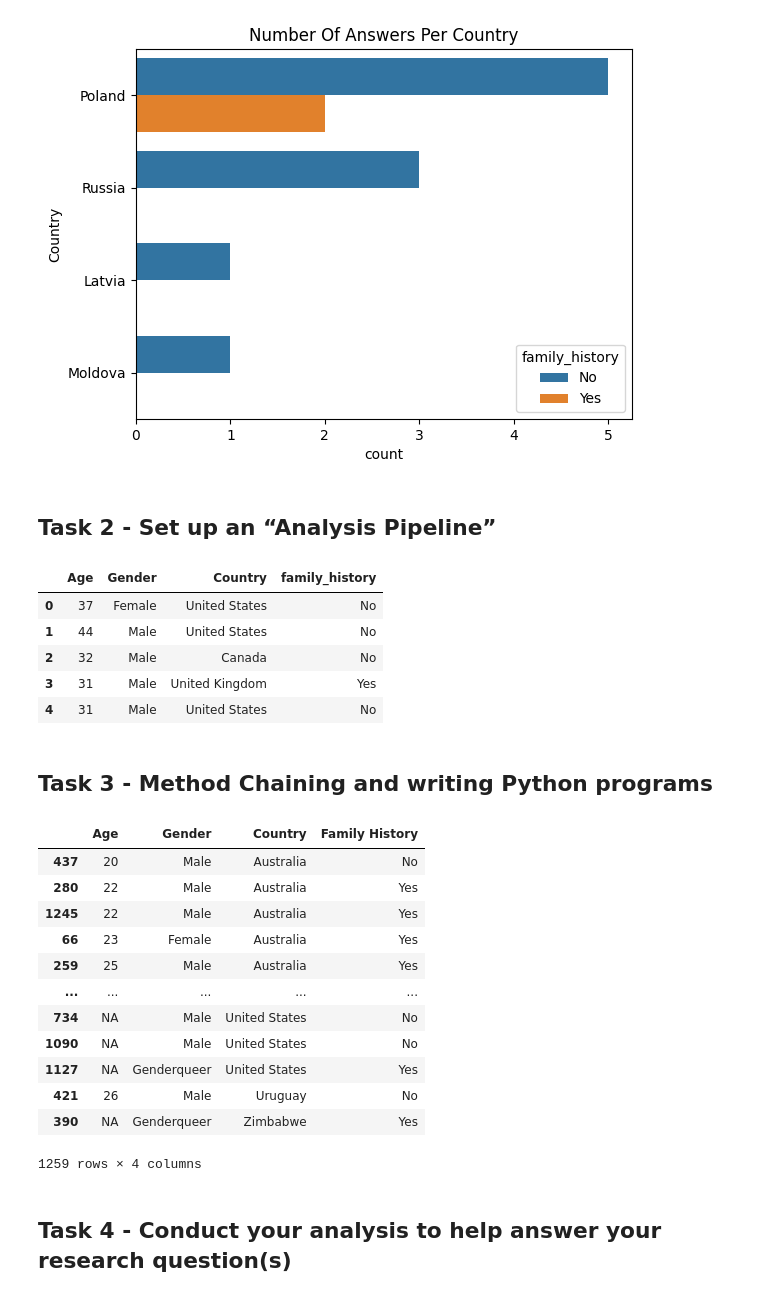
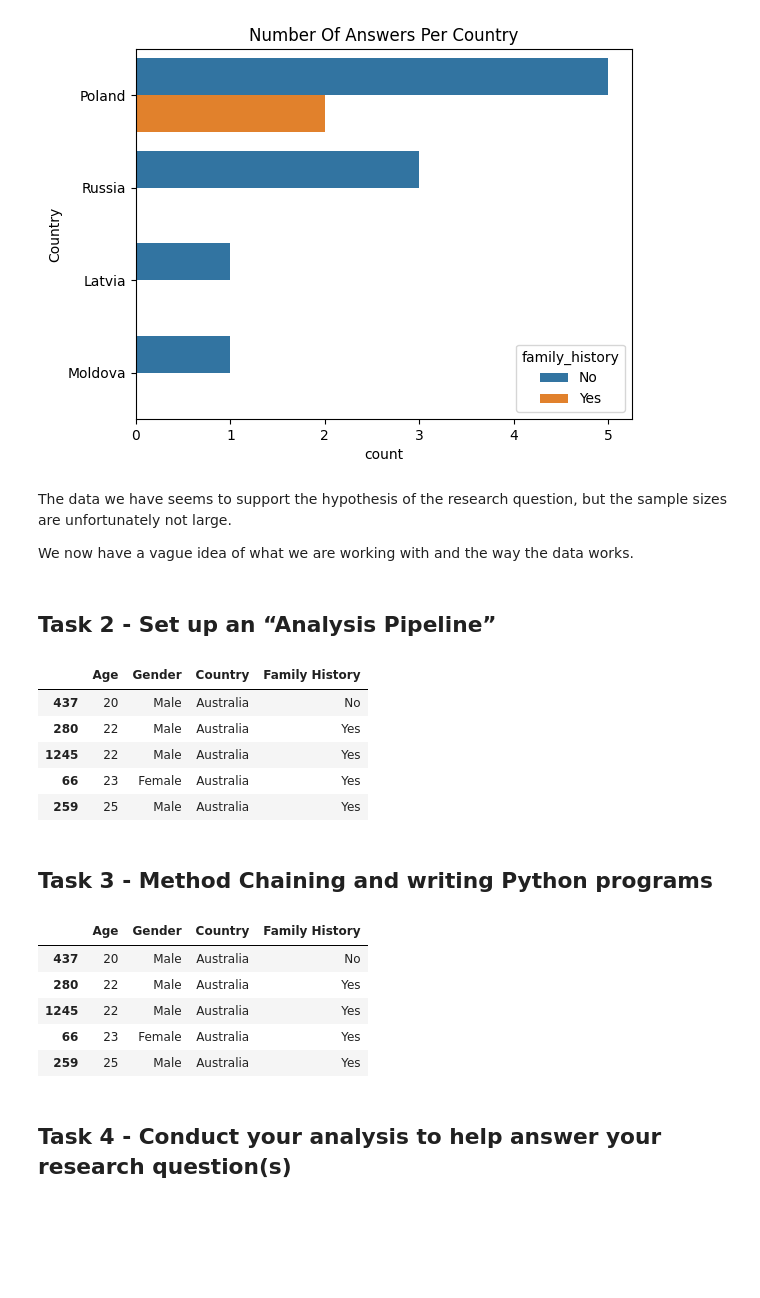
Before and after one commit to ubco-W2022T1-cosc301/project-group06, a Jupyter notebook: notebooks/analysis2.ipynb, the cells around one changed output. Cells and saved outputs as stored; diff of their text form; code cells hidden in the pictures; blank space fills up the shorter version.

```diff
--- a/notebooks/analysis2.ipynb
+++ b/notebooks/analysis2.ipynb
@@ -208,14 +208,18 @@ sns.countplot(data=mergedDf,y='Country',hue='family_history').set(title='Number
 plt.show()
 # %% [output]
 [figure]
+# %% [markdown]
+The data we have seems to support the hypothesis of the research question, but the sample sizes are unfortunately not large.
+
+We now have a vague idea of what we are working with and the way the data works.
 # %% [markdown]
 ## Task 2 - Set up an “Analysis Pipeline”
 # %%
 # #Load the original dataset
 rawDataframe = pd.read_csv('../data/raw/dataRaw.csv')
 
-# #Drop unneeded columns
-resQuesDf = rawDataframe.drop(columns=['Timestamp', 'state', 'self_employed', 'treatment', 'work_interfere', 'no_employees', 'remote_work', 'tech_company', 'benefits', 'care_options', 'wellness_program', 'seek_help', 'anonymity', 'leave', 'mental_health_consequence', 'phys_health_consequence', 'coworkers', 'supervisor', 'mental_health_interview', 'phys_health_interview', 'mental_vs_physical', 'obs_consequence', 'comments'])
+# #Drop unneeded columns - We are keeping the four we want to work with
+resQuesDf = rawDataframe.copy().drop(columns=['Timestamp', 'state', 'self_employed', 'treatment', 'work_interfere', 'no_employees', 'remote_work', 'tech_company', 'benefits', 'care_options', 'wellness_program', 'seek_help', 'anonymity', 'leave', 'mental_health_consequence', 'phys_health_consequence', 'coworkers', 'supervisor', 'mental_health_interview', 'phys_health_interview', 'mental_vs_physical', 'obs_consequence', 'comments'],axis=1).dropna(axis=0)
 
 # #Fix up the gender and age columns to account for 'weird' values
 #Create a list of each unique gender entry and what they need to be converted to
@@ -229,7 +233,13 @@ invalidAgeList = list(resQuesDf.loc[(resQuesDf['Age'] < 18) | (resQuesDf['Age']
 resQuesDf.loc[invalidAgeList,'Age'] = 'NA'
 
 # #Sort the rows based on country first and age second
-resQuesDf.sort_values(by=['Country', 'Age'])
+resQuesDf.sort_values(by=['Country', 'Age'],inplace=True)
+
+# #Rename family_history to Family History to fit the format of the other columns
+resQuesDf.rename(columns={'family_history':'Family History'},inplace = True)
+
+# #Fix the incorrect country names
+resQuesDf['Country'] = resQuesDf['Country'].replace(['Bahamas, The'],'Bahamas')
 
 # #Save the data for future use
 #Write the dataframe to a CSV file in data/processed
@@ -238,11 +248,11 @@ resQuesDf.to_csv('../data/processed/sstenbackResearchQuestionData.csv',index=Fal
 #Print the head to show the new dataframe
 resQuesDf.head()
 # %% [output]
-|  | Age | Gender | Country | family_history |
-| 0 | 37 | Female | United States | No |
-| 1 | 44 | Male | United States | No |
-| 2 | 32 | Male | Canada | No |
-| 3 | 31 | Male | United Kingdom | Yes |
-| 4 | 31 | Male | United States | No |
+|  | Age | Gender | Country | Family History |
+| 437 | 20 | Male | Australia | No |
+| 280 | 22 | Male | Australia | Yes |
+| 1245 | 22 | Male | Australia | Yes |
+| 66 | 23 | Female | Australia | Yes |
+| 259 | 25 | Male | Australia | Yes |
 # %% [markdown]
 ## Task 3 - Method Chaining and writing Python programs
@@ -322,21 +259,14 @@ resQuesDf.head()
 # %%
-import project_functions2
+import project_functions2 as p2
 
-projectDf = project_functions2.load_and_process('../data/raw/dataRaw.csv')
-projectDf
+projectDf = p2.load_and_process('../data/raw/dataRaw.csv')
+projectDf.head()
 # %% [output]
 |  | Age | Gender | Country | Family History |
 | 437 | 20 | Male | Australia | No |
 | 280 | 22 | Male | Australia | Yes |
 | 1245 | 22 | Male | Australia | Yes |
 | 66 | 23 | Female | Australia | Yes |
 | 259 | 25 | Male | Australia | Yes |
-| ... | ... | ... | ... | ... |
-| 734 | NA | Male | United States | No |
-| 1090 | NA | Male | United States | No |
-| 1127 | NA | Genderqueer | United States | Yes |
-| 421 | 26 | Male | Uruguay | No |
-| 390 | NA | Genderqueer | Zimbabwe | Yes |
-1259 rows × 4 columns
 # %% [markdown]
 ## Task 4 - Conduct your analysis to help answer your research question(s)
```
Also changed, not shown: parts of 22 cells of this notebook, 4 other files.
